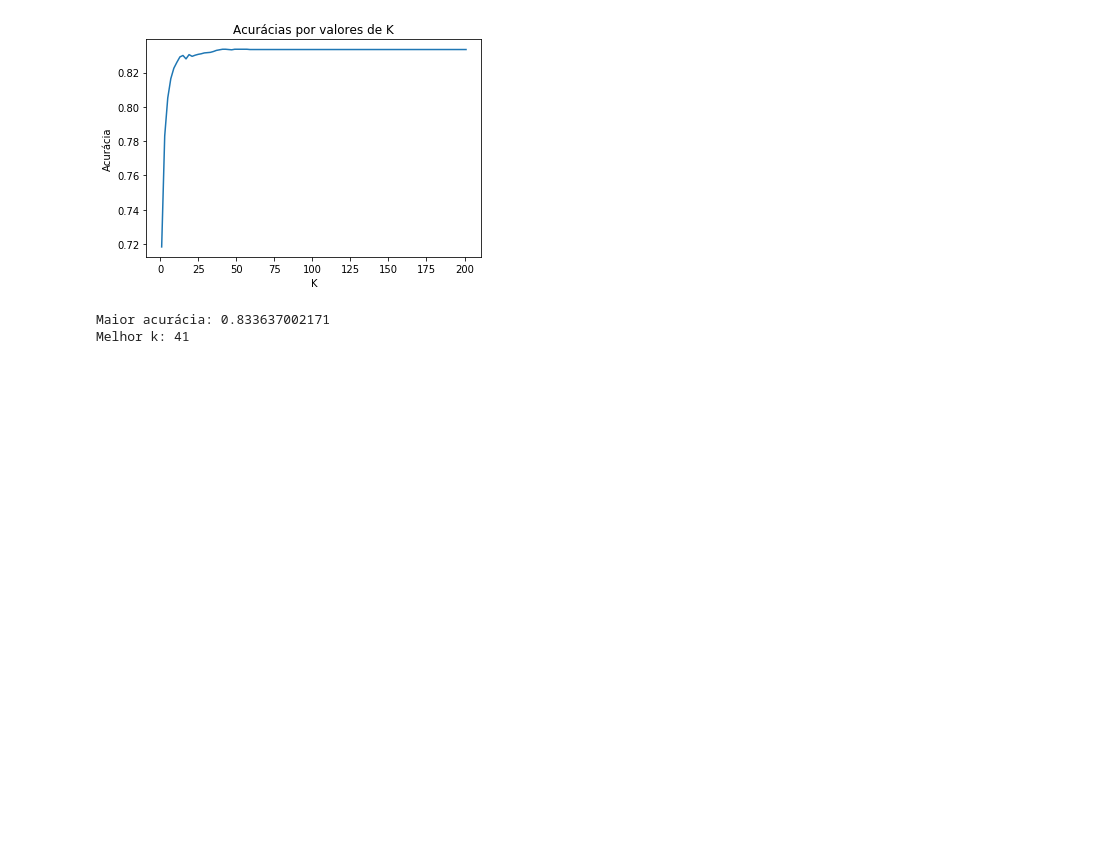
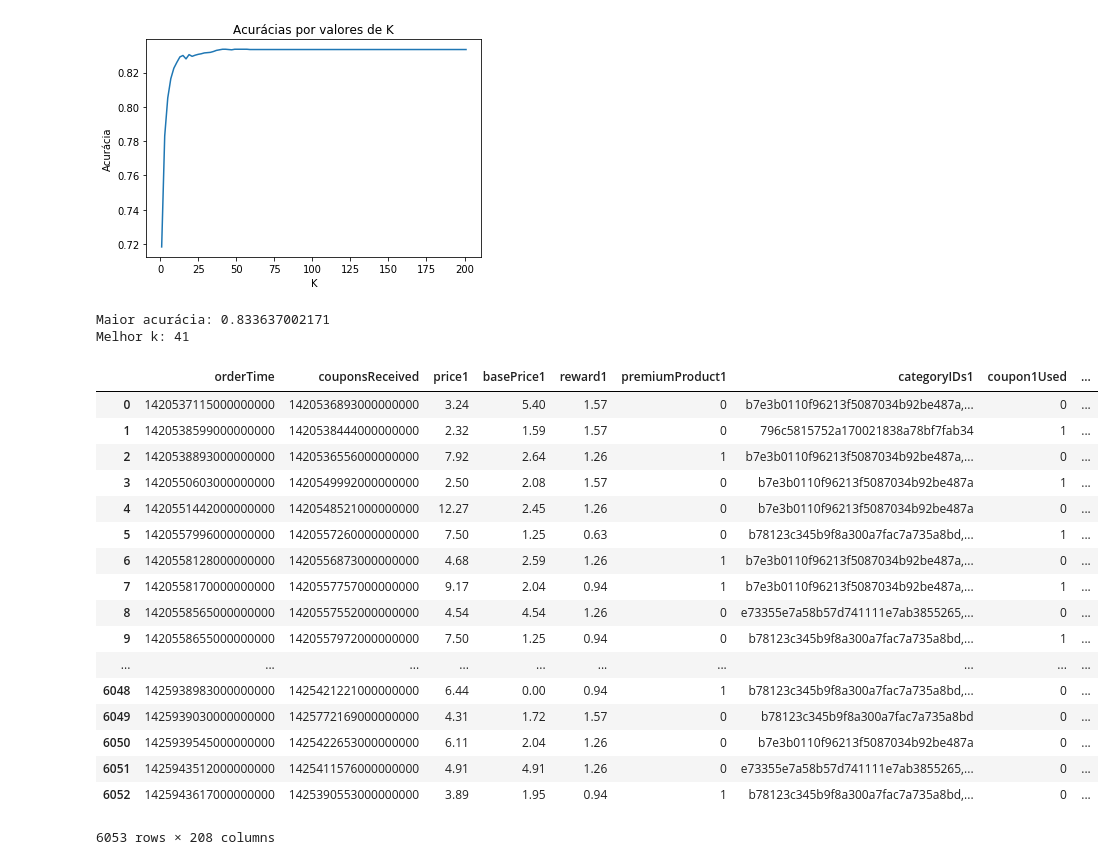
Before and after one commit to esron/DataMineCup2015, a Jupyter notebook: Tratamento.ipynb, the cells around one changed output. Drawn from its saved outputs; the diff is of its cells as text; code cells hidden in the pictures; blank space fills up the shorter version.

```diff
--- a/Tratamento.ipynb
+++ b/Tratamento.ipynb
@@ -140,3 +140,24 @@ plotAcc(X, y, list(range(1, 203, 2)))
 [figure]
 Maior acurácia: 0.833637002171
 Melhor k: 41
+# %%
+data_coupon1
+# %% [output]
+|  | orderTime | couponsReceived | price1 | basePrice1 | reward1 | premiumProduct1 | categoryIDs1 | coupon1Used | ... |
+| 0 | 1420537115000000000 | 1420536893000000000 | 3.24 | 5.40 | 1.57 | 0 | b7e3b0110f96213f5087034b92be487a,... | 0 | ... |
+| 1 | 1420538599000000000 | 1420538444000000000 | 2.32 | 1.59 | 1.57 | 0 | 796c5815752a170021838a78bf7fab34 | 1 | ... |
+| 2 | 1420538893000000000 | 1420536556000000000 | 7.92 | 2.64 | 1.26 | 1 | b7e3b0110f96213f5087034b92be487a,... | 0 | ... |
+| 3 | 1420550603000000000 | 1420549992000000000 | 2.50 | 2.08 | 1.57 | 0 | b7e3b0110f96213f5087034b92be487a | 1 | ... |
+| 4 | 1420551442000000000 | 1420548521000000000 | 12.27 | 2.45 | 1.26 | 0 | b7e3b0110f96213f5087034b92be487a | 0 | ... |
+| 5 | 1420557996000000000 | 1420557260000000000 | 7.50 | 1.25 | 0.63 | 0 | b78123c345b9f8a300a7fac7a735a8bd,... | 1 | ... |
+| 6 | 1420558128000000000 | 1420556873000000000 | 4.68 | 2.59 | 1.26 | 1 | b7e3b0110f96213f5087034b92be487a,... | 0 | ... |
+| 7 | 1420558170000000000 | 1420557757000000000 | 9.17 | 2.04 | 0.94 | 1 | b7e3b0110f96213f5087034b92be487a,... | 1 | ... |
+| 8 | 1420558565000000000 | 1420557552000000000 | 4.54 | 4.54 | 1.26 | 0 | e73355e7a58b57d741111e7ab3855265,... | 0 | ... |
+| 9 | 1420558655000000000 | 1420557972000000000 | 7.50 | 1.25 | 0.94 | 0 | b78123c345b9f8a300a7fac7a735a8bd,... | 1 | ... |
+| ... | ... | ... | ... | ... | ... | ... | ... | ... | ... |
+| 6048 | 1425938983000000000 | 1425421221000000000 | 6.44 | 0.00 | 0.94 | 1 | b78123c345b9f8a300a7fac7a735a8bd,... | 0 | ... |
+| 6049 | 1425939030000000000 | 1425772169000000000 | 4.31 | 1.72 | 1.57 | 0 | b78123c345b9f8a300a7fac7a735a8bd | 0 | ... |
+| 6050 | 1425939545000000000 | 1425422653000000000 | 6.11 | 2.04 | 1.26 | 0 | b7e3b0110f96213f5087034b92be487a | 0 | ... |
+| 6051 | 1425943512000000000 | 1425411576000000000 | 4.91 | 4.91 | 1.26 | 0 | e73355e7a58b57d741111e7ab3855265,... | 0 | ... |
+| 6052 | 1425943617000000000 | 1425390553000000000 | 3.89 | 1.95 | 0.94 | 1 | b78123c345b9f8a300a7fac7a735a8bd,... | 0 | ... |
+6053 rows × 208 columns
```
Also changed, not shown: 6 other files.
